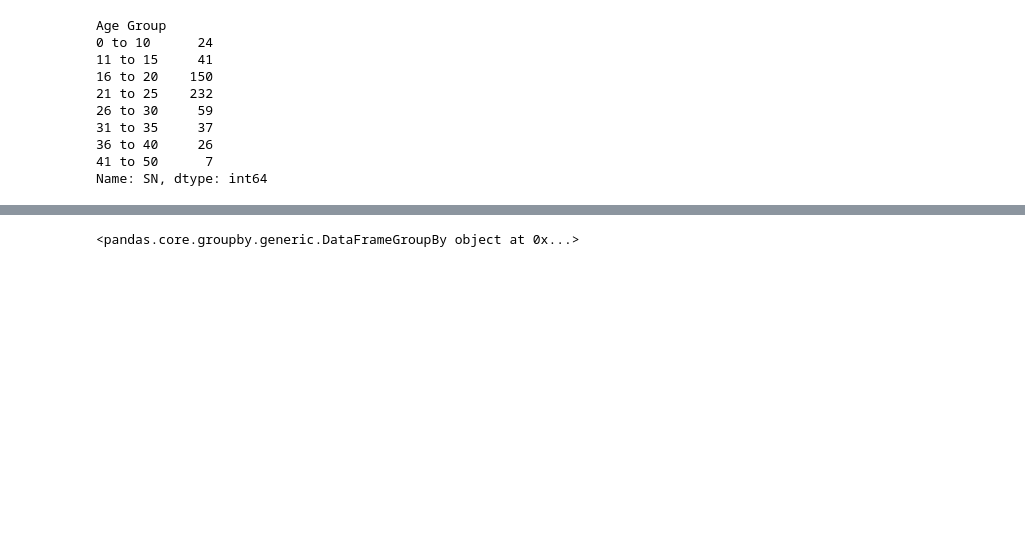
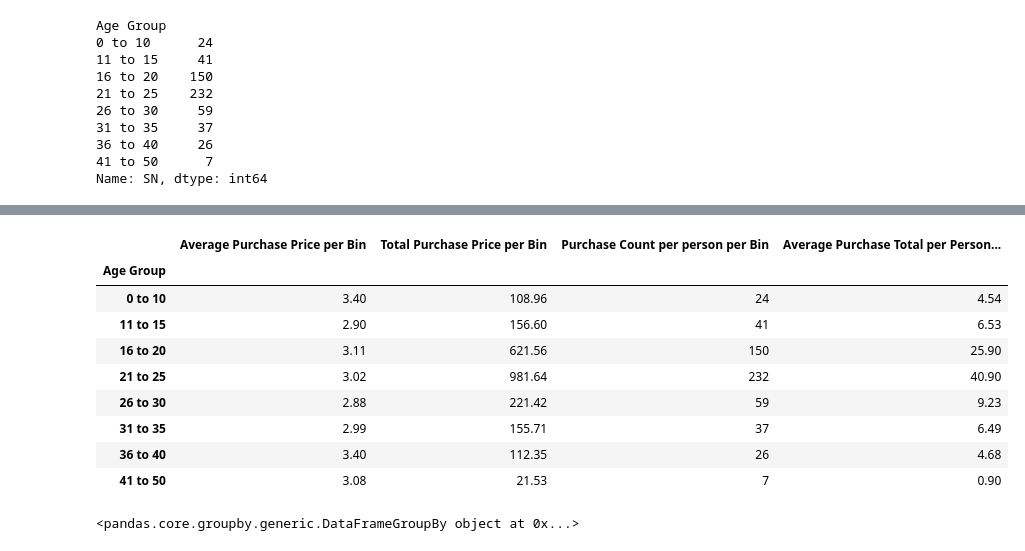
Before and after one commit to tonitiri/Pandas-Challenge, a Jupyter notebook: Heroes_Of_Pymoli.ipynb, the cells around one changed output, grey strips where cells are left out. Saved outputs shown, nothing was run; the diff lists cells and outputs as text; code cells hidden in the pictures; blank space fills up the shorter version.

```diff
--- a/Heroes_Of_Pymoli.ipynb
+++ b/Heroes_Of_Pymoli.ipynb
@@ -303,3 +327,24 @@ APG
+# %%
+# Quick_Summary1 = pd.DataFrame(Quick_Summary1, new_index='Age Group'.index)
+Quick_Summary1 = pd.DataFrame(
+    {"Average Purchase Price per Bin": Pymoli_group_mean['Price'],
+     "Total Purchase Price per Bin": Pymoli_group_sum['Price'],
+     "Purchase Count per person per Bin": Pymoli_group_upcount,
+    "Average Purchase Total per Person by Age Group/Bin": APG[0]
+     })
+
+Quick_Summary1
+# %% [output]
+|  | Average Purchase Price per Bin | Total Purchase Price per Bin | Purchase Count per person per Bin | Average Purchase Total per Person... |
+| Age Group |  |  |  |  |
+| 0 to 10 | 3.40 | 108.96 | 24 | 4.54 |
+| 11 to 15 | 2.90 | 156.60 | 41 | 6.53 |
+| 16 to 20 | 3.11 | 621.56 | 150 | 25.90 |
+| 21 to 25 | 3.02 | 981.64 | 232 | 40.90 |
+| 26 to 30 | 2.88 | 221.42 | 59 | 9.23 |
+| 31 to 35 | 2.99 | 155.71 | 37 | 6.49 |
+| 36 to 40 | 3.40 | 112.35 | 26 | 4.68 |
+| 41 to 50 | 3.08 | 21.53 | 7 | 0.90 |
 # %%
 #Top 5 Spenders
 # Using GroupBy in order to separate the data into fields according to "SN" values
```
Also changed, not shown: parts of 18 cells of this notebook.
